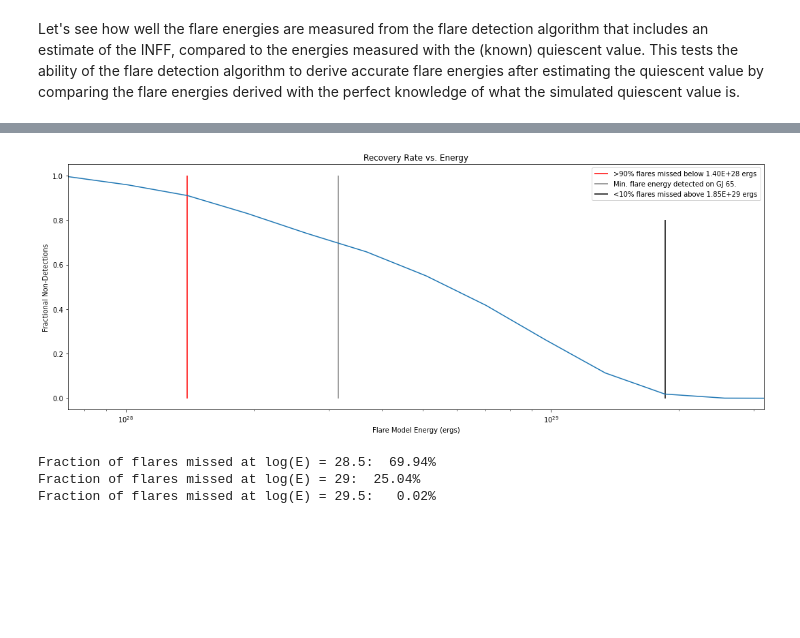
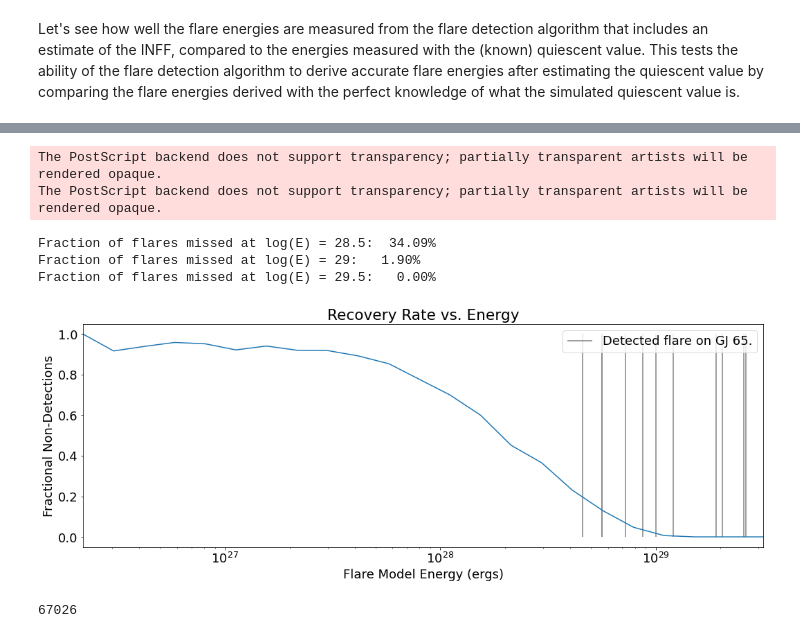
Before and after one commit to MillionConcepts/gfcat_gj65, a Jupyter notebook: src/uvceti/07-injection_recovery.ipynb, the cells around one changed output, grey strips where cells are left out. Cells and saved outputs as stored; diff of their text form; code cells hidden in the pictures; blank space fills up the shorter version.

Commit message:
3-sigma detection limit for undetected flares, changed plot for flare frequency to be easier to read, some other minor changes for referee report

```diff
--- a/src/uvceti/07-injection_recovery.ipynb
+++ b/src/uvceti/07-injection_recovery.ipynb
@@ -3,6 +3,7 @@ import os
 import numpy as np
 import matplotlib.pyplot as plt
 from gPhoton.galextools import mag2counts
+plt.rcParams.update({'font.size': 18})
 # %%
 # Import the function definitions that accompany this notebook tutorial.
 nb_funcdef_file = "function_defs.py"
@@ -98,7 +99,7 @@ Now let's see what the absolute smallest and largest flares detected are followi
 # %%
 redo = False
 if redo:
-    output = inject_and_recover(n=100000, omit_incompletes=True)
+    output = inject_and_recover(n=100000, omit_incompletes=True, detection_threshold=3)
     %store output
 else:
     %store -r output
@@ -210,41 +213,60 @@ plt.plot(non_bins[:-1], fractional_nondetection)
 # What is the highest energy bin where we recover only ~10% of the flares?
 p_gt_90 = non_bins[np.where(fractional_nondetection > 0.90)[0][-1]]
 
-plt.vlines(non_bins[np.where(fractional_nondetection > 0.90)[0][-1]], 0, 1,
-        label='>90% flares missed below {:.2E} ergs'.format(p_gt_90), color='red')
+#plt.vlines(non_bins[np.where(fractional_nondetection > 0.90)[0][-1]], 0, 1,
+#        label='>90% flares missed below {:.2E} ergs'.format(p_gt_90), color='red')
 
-# Overplot the lowest-energy flare we find on GJ 65.
-plt.vlines(10**28.5, 0, 1, label='Min. flare energy detected on GJ 65.', color='grey')
+# Overplot the energies of the flares we find on GJ 65 that are used in the calculation of the flare frequency
+# in the energy range log(E) 28.5 - 29.5.  This excludes the largest flare, as well as Flares 2, 10, and 12 in Table 1
+# in the paper.
+detected_flare_energies = [29.42, 28.75, 29.08, 28.86, 29.41, 28.66, 28.75, 28.94, 29.31, 29.00, 29.28]
+for iii,dfe in enumerate(detected_flare_energies):
+    if iii == 0:
+        plt.vlines(10**dfe, 0, 1, label='Detected flare on GJ 65.', color='grey')
+    else:
+        plt.vlines(10**dfe, 0, 1, color='grey')
 
 # What is the lowest energy bin where we recover up to 90% of the flares?
 p_lt_10 = non_bins[np.where(fractional_nondetection < 0.10)[0][0]]
 
-plt.vlines(non_bins[np.where(fractional_nondetection < 0.1)[0][0]], 0, 0.8,
-        label='<10% flares missed above {:.2E} ergs'.format(p_lt_10))
+#plt.vlines(non_bins[np.where(fractional_nondetection < 0.1)[0][0]], 0, 0.8,
+#        label='<10% flares missed above {:.2E} ergs'.format(p_lt_10))
+
 plt.semilogx()
 plt.ylabel('Fractional Non-Detections')
 plt.xlabel('Flare Model Energy (ergs)')
 # Let's trim out the extreme low-energy bins where absolutely everything is missed.
 # Upper x-axis plot range extends to upper limit of the energy bin in our paper: 28.5 < log(E) < 29.5
 plt.xlim([non_bins[np.where(fractional_nondetection > 0.99)[0][-1]],
           10**29.5])
 plt.tight_layout()
 plt.legend()
-plt.show()
+plt.savefig('figures/flaredetect.eps', dpi=600)
 
 # What is the number of flares with non-detections at the low-end of the bin used in the GJ 65 FFD calculation?
 p_at_285 = np.interp(10**28.5, bins[:-1], fractional_nondetection)
 print("Fraction of flares missed at log(E) = 28.5: {0:6.2f}%".format(p_at_285*100.))
 
 # What is the number of flares with non-detections at the middle of the bin used in the GJ 65 FFD calculation?
 p_at_29 = np.interp(10**29, bins[:-1], fractional_nondetection)
 print("Fraction of flares missed at log(E) = 29: {0:6.2f}%".format(p_at_29*100.))
 
 # What is the number of flares with non-detections at the high-end of the bin used in the GJ 65 FFD calculation?
 p_at_295 = np.interp(10**29.5, bins[:-1], fractional_nondetection)
 print("Fraction of flares missed at log(E) = 29.5: {0:6.2f}%".format(p_at_295*100.))
 # %% [output]
+The PostScript backend does not support transparency; partially transparent artists will be rendered opaque.
+The PostScript backend does not support transparency; partially transparent artists will be rendered opaque.
+Fraction of flares missed at log(E) = 28.5:  34.09%
+Fraction of flares missed at log(E) = 29:   1.90%
+Fraction of flares missed at log(E) = 29.5:   0.00%
-[figure, old version]
+[figure, new version]
-Fraction of flares missed at log(E) = 28.5:  69.94%
-Fraction of flares missed at log(E) = 29:  25.04%
-Fraction of flares missed at log(E) = 29.5:   0.02%
+# %%
+# For those curious, this counts how many of the 100,000 simulated flares fell within the energy range near our GJ 65
+# flare frequency estimation.
+len(np.where(
+    (np.asarray(output['energy_true']) > 10**28) &
+    (np.asarray(output['energy_true']) < 10**30)
+)[0])
+# %% [output]
+67026
```
Also changed, not shown: parts of 6 cells of this notebook, 3 other files.
